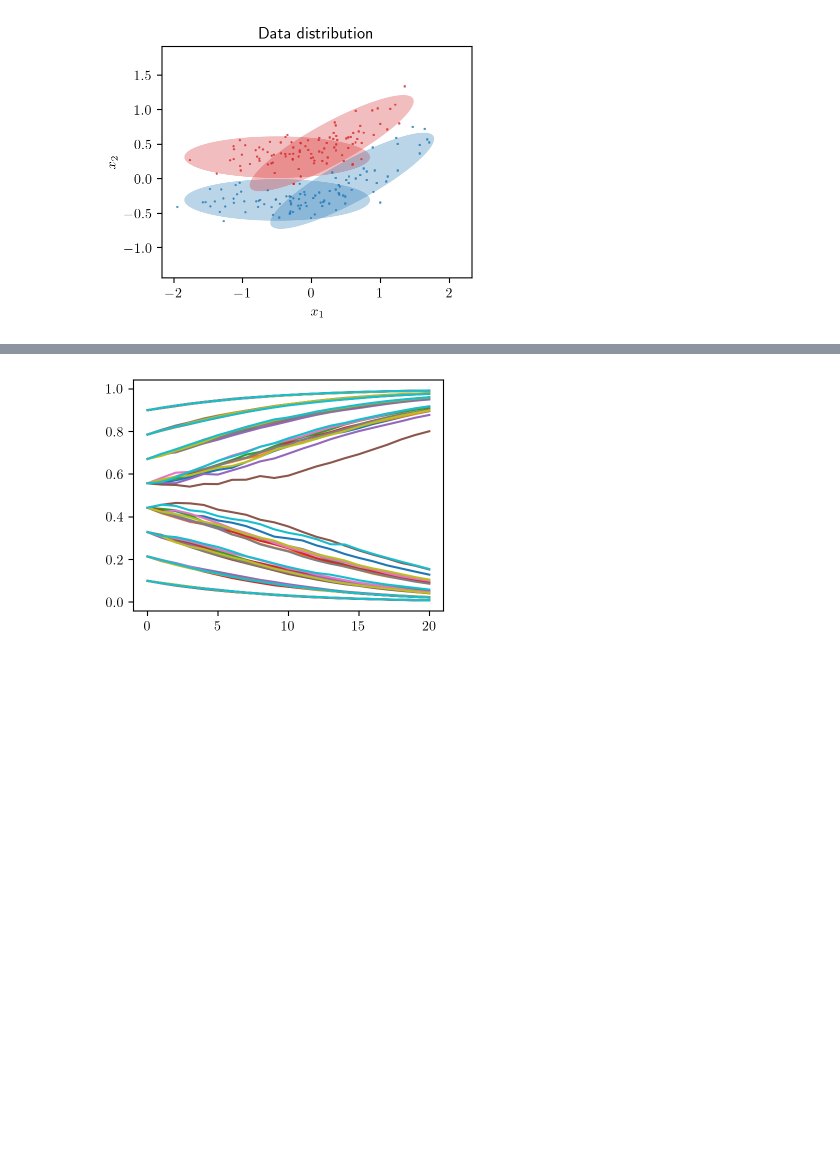
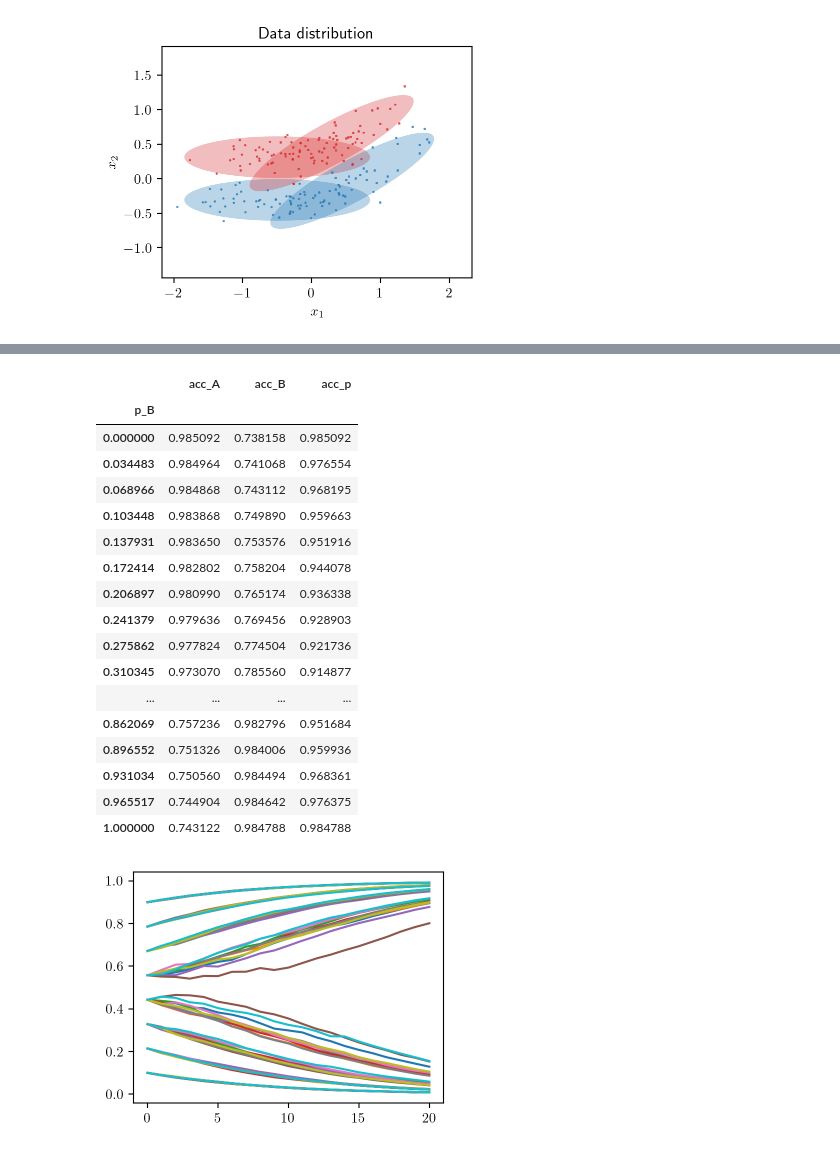
Before and after one commit to gsmithline/evolutionary-prediction-games, a Jupyter notebook: optimal_classifier_schematic.ipynb, the cells around one changed output, grey strips where cells are left out. Saved outputs shown, nothing was run; the diff lists cells and outputs as text; code cells hidden in the pictures; blank space fills up the shorter version.

```diff
--- a/optimal_classifier_schematic.ipynb
+++ b/optimal_classifier_schematic.ipynb
@@ -107,3 +109,29 @@ game_df.iloc[:,-3:].groupby(level=0).mean().plot.line(figsize=(4,3))
+# %%
+(
+    game_df
+    .iloc[:,-3:]
+    .groupby(level=0)
+    .mean()
+)
+# %% [output]
+|  | acc_A | acc_B | acc_p |
+| p_B |  |  |  |
+| 0.000000 | 0.985092 | 0.738158 | 0.985092 |
+| 0.034483 | 0.984964 | 0.741068 | 0.976554 |
+| 0.068966 | 0.984868 | 0.743112 | 0.968195 |
+| 0.103448 | 0.983868 | 0.749890 | 0.959663 |
+| 0.137931 | 0.983650 | 0.753576 | 0.951916 |
+| 0.172414 | 0.982802 | 0.758204 | 0.944078 |
+| 0.206897 | 0.980990 | 0.765174 | 0.936338 |
+| 0.241379 | 0.979636 | 0.769456 | 0.928903 |
+| 0.275862 | 0.977824 | 0.774504 | 0.921736 |
+| 0.310345 | 0.973070 | 0.785560 | 0.914877 |
+| ... | ... | ... | ... |
+| 0.862069 | 0.757236 | 0.982796 | 0.951684 |
+| 0.896552 | 0.751326 | 0.984006 | 0.959936 |
+| 0.931034 | 0.750560 | 0.984494 | 0.968361 |
+| 0.965517 | 0.744904 | 0.984642 | 0.976375 |
+| 1.000000 | 0.743122 | 0.984788 | 0.984788 |
 # %%
 class MarginalAccuracies:
     def __init__(self, pop, clf_factory, n_train, n_test, random_state):
```
Also changed, not shown: parts of 3 cells of this notebook, 10 other files.
